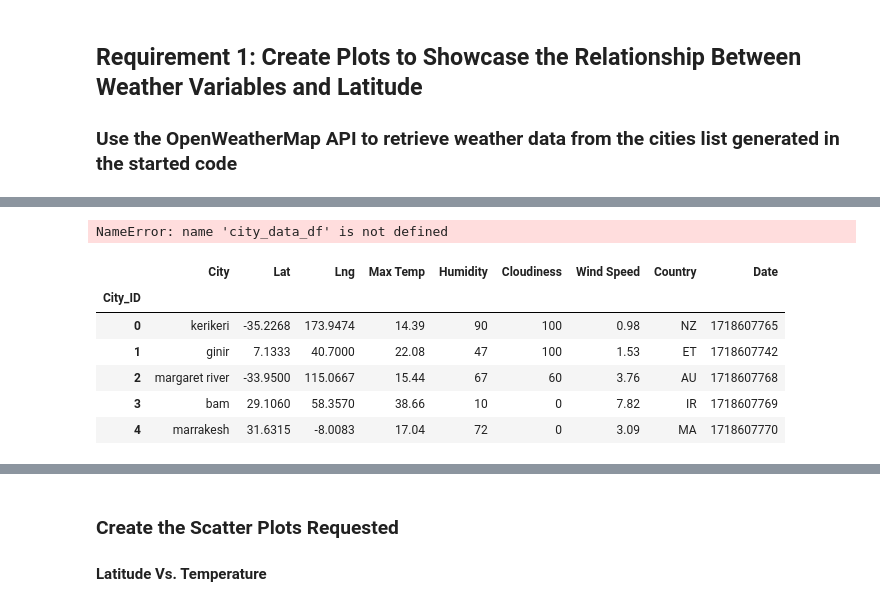
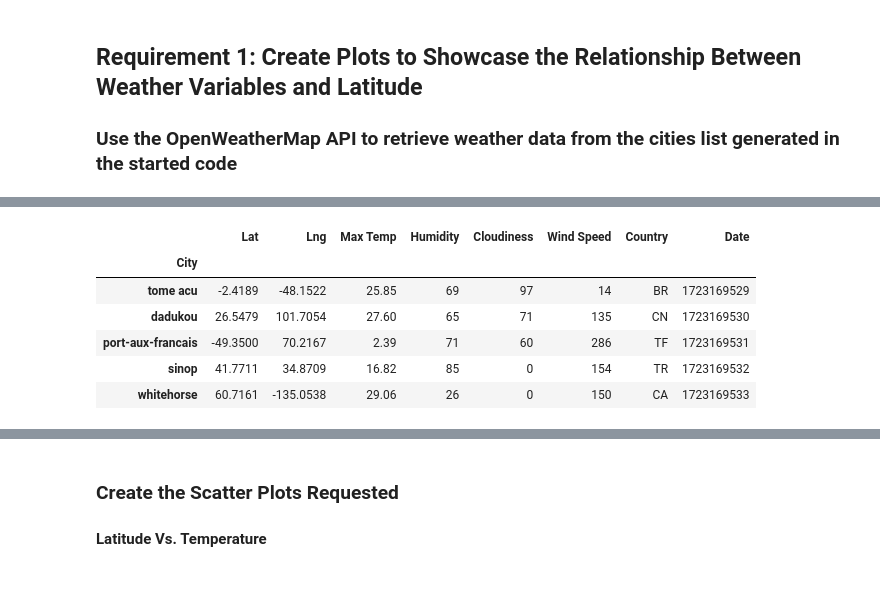
Before and after one commit to Adolph24/python-api-challenge, a Jupyter notebook: starter_code/WeatherPy.ipynb, the cells around one changed output, grey strips where cells are left out. Cells and saved outputs as stored; diff of their text form; code cells hidden in the pictures.

```diff
--- a/starter_code/WeatherPy.ipynb
+++ b/starter_code/WeatherPy.ipynb
@@ -212,4 +227,0 @@ city_data_df.head()
-# %%
-qw
-# %% [output]
-NameError: name 'city_data_df' is not defined
@@ -216,14 +231,14 @@ NameError: name 'city_data_df' is not defined
 # %%
 # Read saved data
-city_data_df = pd.read_csv("output_data/cities.csv", index_col="City_ID")
+city_data_df = pd.read_csv("output_data/cities.csv", index_col="City")
 
 # Display sample data
 city_data_df.head()
 # %% [output]
-|  | City | Lat | Lng | Max Temp | Humidity | Cloudiness | Wind Speed | Country | Date |
-| City_ID |  |  |  |  |  |  |  |  |  |
-| 0 | kerikeri | -35.2268 | 173.9474 | 14.39 | 90 | 100 | 0.98 | NZ | 1718607765 |
-| 1 | ginir | 7.1333 | 40.7000 | 22.08 | 47 | 100 | 1.53 | ET | 1718607742 |
-| 2 | margaret river | -33.9500 | 115.0667 | 15.44 | 67 | 60 | 3.76 | AU | 1718607768 |
-| 3 | bam | 29.1060 | 58.3570 | 38.66 | 10 | 0 | 7.82 | IR | 1718607769 |
-| 4 | marrakesh | 31.6315 | -8.0083 | 17.04 | 72 | 0 | 3.09 | MA | 1718607770 |
+|  | Lat | Lng | Max Temp | Humidity | Cloudiness | Wind Speed | Country | Date |
+| City |  |  |  |  |  |  |  |  |
+| tome acu | -2.4189 | -48.1522 | 25.85 | 69 | 97 | 14 | BR | 1723169529 |
+| dadukou | 26.5479 | 101.7054 | 27.60 | 65 | 71 | 135 | CN | 1723169530 |
+| port-aux-francais | -49.3500 | 70.2167 | 2.39 | 71 | 60 | 286 | TF | 1723169531 |
+| sinop | 41.7711 | 34.8709 | 16.82 | 85 | 0 | 154 | TR | 1723169532 |
+| whitehorse | 60.7161 | -135.0538 | 29.06 | 26 | 0 | 150 | CA | 1723169533 |
```
Also changed, not shown: parts of 14 cells of this notebook, 8 other files.
